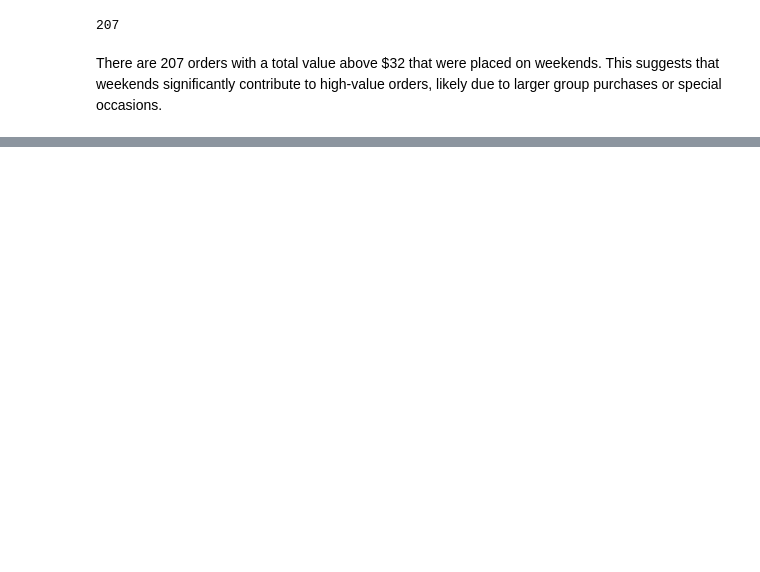
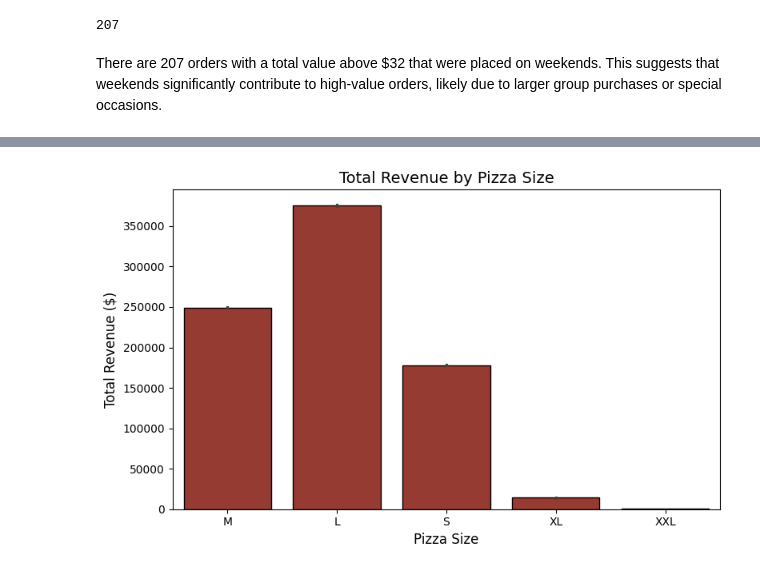
Before and after one commit to AdityaKumbhar21/Pizza_Sales_Analysis_and_Forecasting, a Jupyter notebook: notebooks/01_EDA.ipynb, the cells around one changed output, grey strips where cells are left out. Saved outputs shown, nothing was run; the diff lists cells and outputs as text; code cells hidden in the pictures; blank space fills up the shorter version.

```diff
--- a/notebooks/01_EDA.ipynb
+++ b/notebooks/01_EDA.ipynb
@@ -292,0 +342,9 @@ This suggests that weekends significantly contribute to high-value orders, likel
+# %%
+plt.figure(figsize=(8, 5))
+sns.barplot(data=df, x='pizza_size', y='total_price', estimator=sum,color='#a72d21',edgecolor='black')
+plt.xlabel("Pizza Size", fontsize=12)
+plt.ylabel("Total Revenue ($)", fontsize=12)
+plt.title("Total Revenue by Pizza Size", fontsize=14)
+plt.tight_layout()
+# %% [output]
+[figure, added]
```
Also changed, not shown: parts of 25 cells of this notebook, 1 other file.
